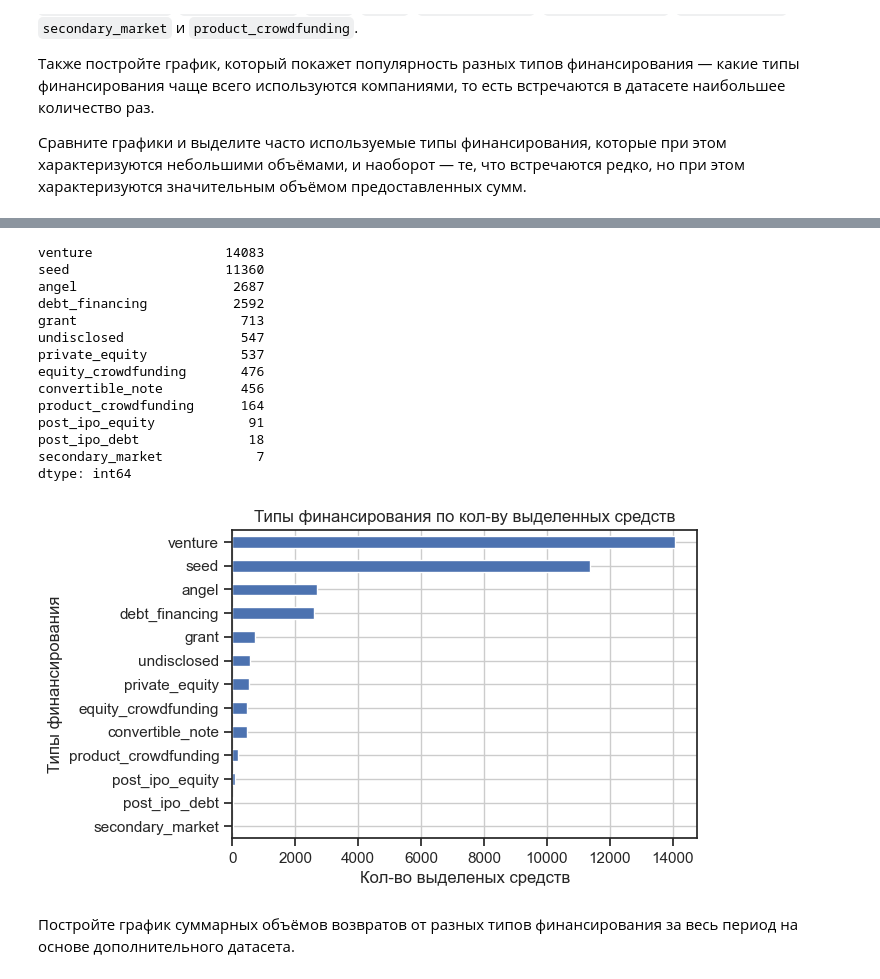
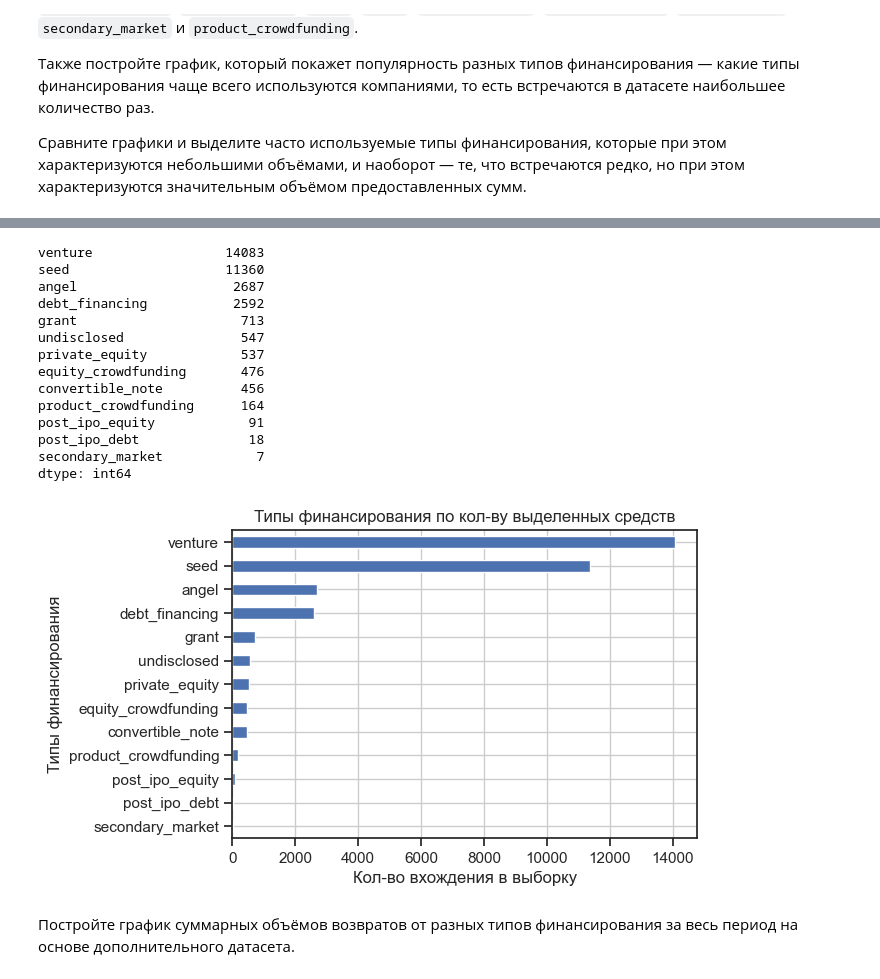
Before and after one commit to CAH0/startup-funding-analysis, a Jupyter notebook: startup_funding_analysis.ipynb, the cells around one changed output, grey strips where cells are left out. Saved outputs shown, nothing was run; the diff lists cells and outputs as text; code cells hidden in the pictures.

```diff
--- a/startup_funding_analysis.ipynb
+++ b/startup_funding_analysis.ipynb
@@ -806,35 +806,35 @@ dtype: float64
 # %%
 
 popularity = (df[funding_types] > 0).sum().sort_values(ascending=False)
 print(popularity)
 
 plt.figure(figsize=(6,4))
 
 popularity.sort_values(ascending=True).plot(
     kind='barh',
     title = 'Типы финансирования по кол-ву выделенных средств',
 )
 
 plt.grid()
 plt.ylabel('Типы финансирования')
-plt.xlabel('Кол-во выделеных средств')
+plt.xlabel('Кол-во вхождения в выборку')
 plt.show()
 # %% [output]
 venture                 14083
 seed                    11360
 angel                    2687
 debt_financing           2592
 grant                     713
 undisclosed               547
 private_equity            537
 equity_crowdfunding       476
 convertible_note          456
 product_crowdfunding      164
 post_ipo_equity            91
 post_ipo_debt              18
 secondary_market            7
 dtype: int64
-[figure, old version]
+[figure, new version]
 # %% [markdown]
 Постройте график суммарных объёмов возвратов от разных типов финансирования за весь период на основе дополнительного датасета.
 # %%
```
Also changed, not shown: parts of 14 cells of this notebook.
